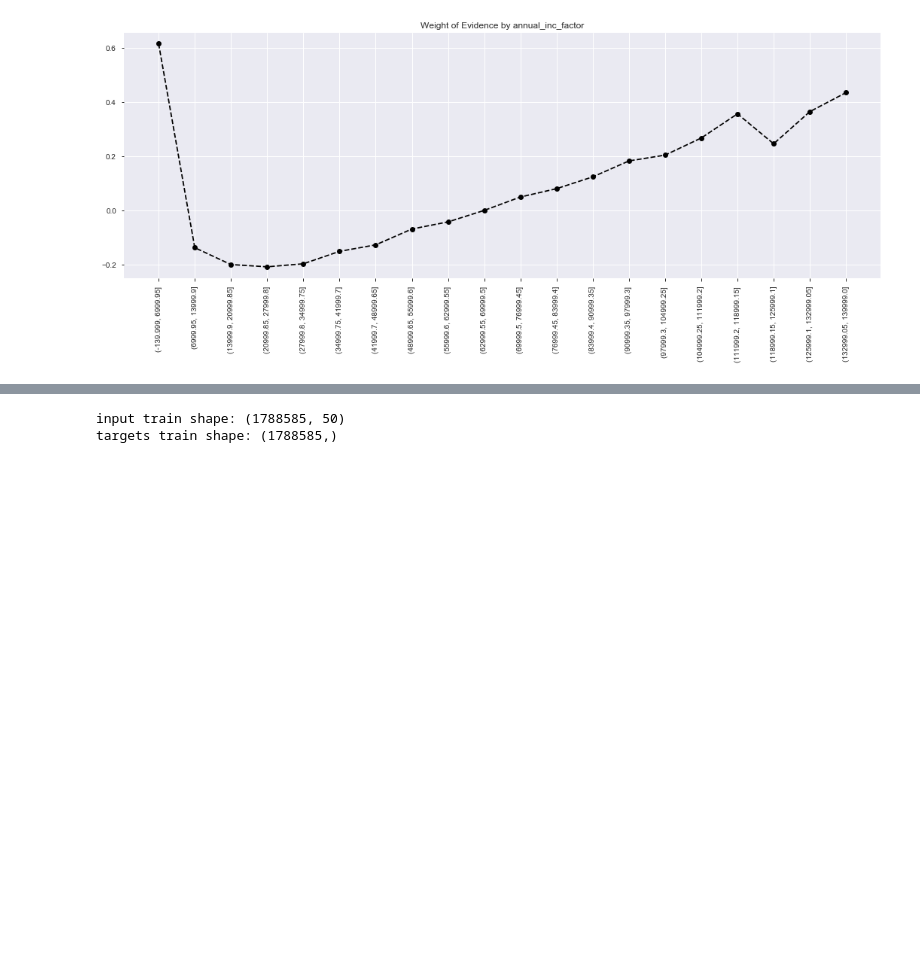
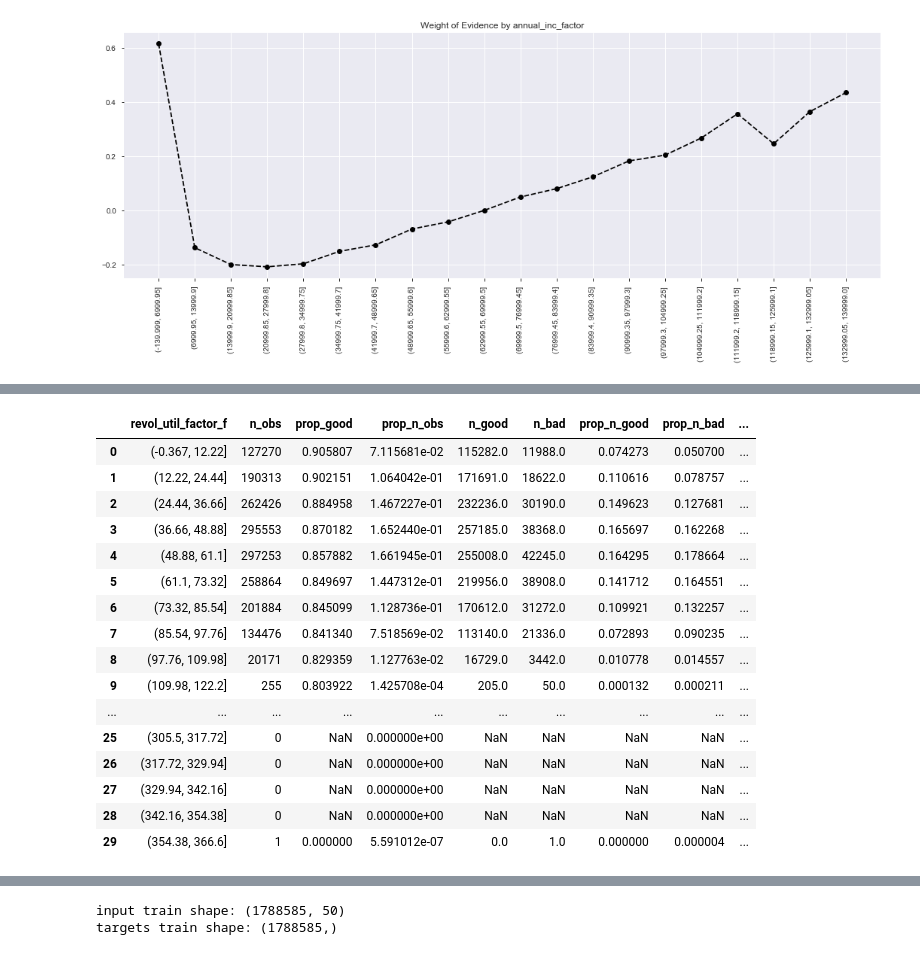
Before and after one commit to fayadabbasi/CreditRisk, a Jupyter notebook: LC_Revised_Workflow.ipynb, the cells around one changed output, grey strips where cells are left out. Saved outputs shown, nothing was run; the diff lists cells and outputs as text; code cells hidden in the pictures; blank space fills up the shorter version.

```diff
--- a/LC_Revised_Workflow.ipynb
+++ b/LC_Revised_Workflow.ipynb
@@ -303,0 +344,21 @@ df_inputs_prepr['annual_inc_factor:7'] = np.where((df_inputs_prepr['annual_inc_f
+# %%
+df_temp = woe_ordered_continuous(df_inputs_prepr,'revol_util_factor_f',df_targets_prepr)
+df_temp
+# %% [output]
+|  | revol_util_factor_f | n_obs | prop_good | prop_n_obs | n_good | n_bad | prop_n_good | prop_n_bad | ... |
+| 0 | (-0.367, 12.22] | 127270 | 0.905807 | 7.115681e-02 | 115282.0 | 11988.0 | 0.074273 | 0.050700 | ... |
+| 1 | (12.22, 24.44] | 190313 | 0.902151 | 1.064042e-01 | 171691.0 | 18622.0 | 0.110616 | 0.078757 | ... |
+| 2 | (24.44, 36.66] | 262426 | 0.884958 | 1.467227e-01 | 232236.0 | 30190.0 | 0.149623 | 0.127681 | ... |
+| 3 | (36.66, 48.88] | 295553 | 0.870182 | 1.652440e-01 | 257185.0 | 38368.0 | 0.165697 | 0.162268 | ... |
+| 4 | (48.88, 61.1] | 297253 | 0.857882 | 1.661945e-01 | 255008.0 | 42245.0 | 0.164295 | 0.178664 | ... |
+| 5 | (61.1, 73.32] | 258864 | 0.849697 | 1.447312e-01 | 219956.0 | 38908.0 | 0.141712 | 0.164551 | ... |
+| 6 | (73.32, 85.54] | 201884 | 0.845099 | 1.128736e-01 | 170612.0 | 31272.0 | 0.109921 | 0.132257 | ... |
+| 7 | (85.54, 97.76] | 134476 | 0.841340 | 7.518569e-02 | 113140.0 | 21336.0 | 0.072893 | 0.090235 | ... |
+| 8 | (97.76, 109.98] | 20171 | 0.829359 | 1.127763e-02 | 16729.0 | 3442.0 | 0.010778 | 0.014557 | ... |
+| 9 | (109.98, 122.2] | 255 | 0.803922 | 1.425708e-04 | 205.0 | 50.0 | 0.000132 | 0.000211 | ... |
+| ... | ... | ... | ... | ... | ... | ... | ... | ... | ... |
+| 25 | (305.5, 317.72] | 0 | NaN | 0.000000e+00 | NaN | NaN | NaN | NaN | ... |
+| 26 | (317.72, 329.94] | 0 | NaN | 0.000000e+00 | NaN | NaN | NaN | NaN | ... |
+| 27 | (329.94, 342.16] | 0 | NaN | 0.000000e+00 | NaN | NaN | NaN | NaN | ... |
+| 28 | (342.16, 354.38] | 0 | NaN | 0.000000e+00 | NaN | NaN | NaN | NaN | ... |
+| 29 | (354.38, 366.6] | 1 | 0.000000 | 5.591012e-07 | 0.0 | 1.0 | 0.000000 | 0.000004 | ... |
```
Also changed, not shown: parts of 10 cells of this notebook.
